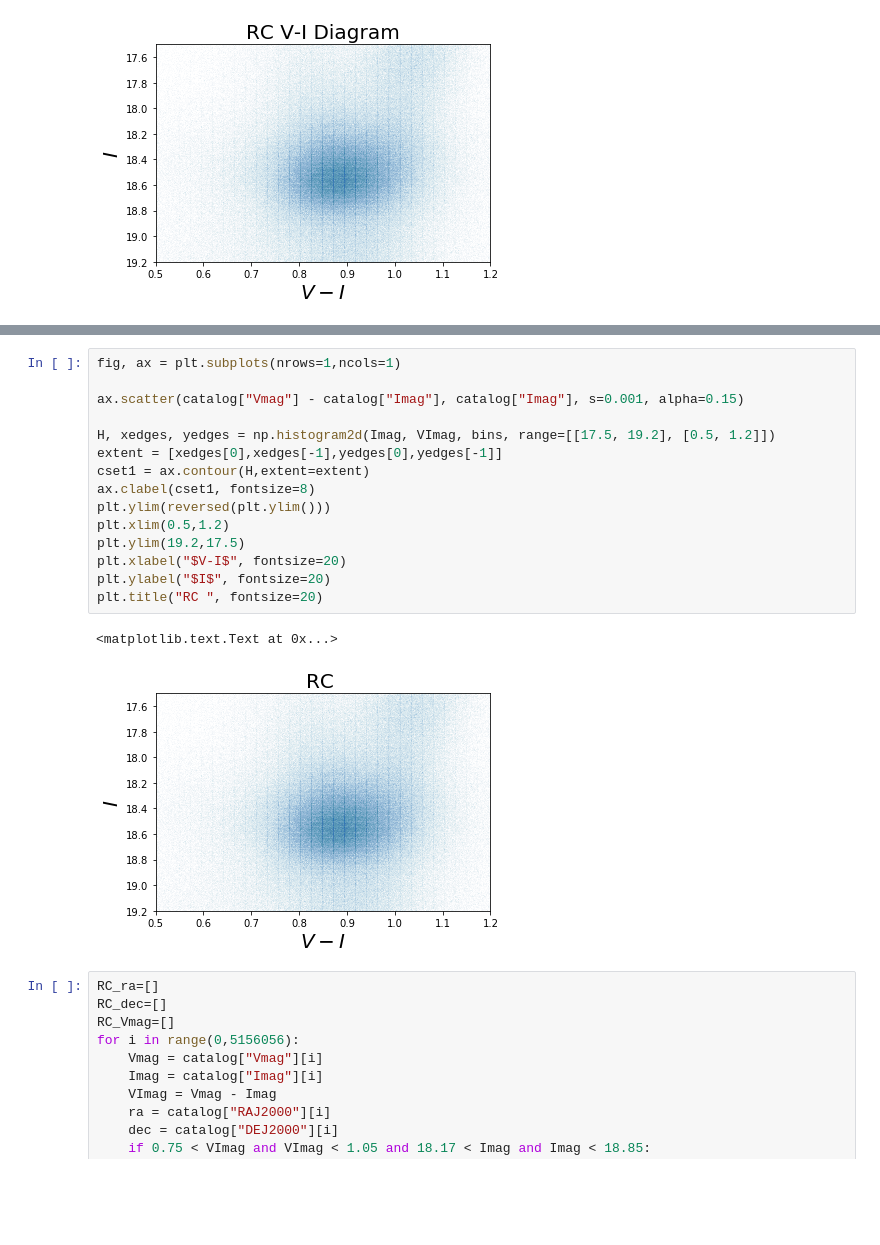
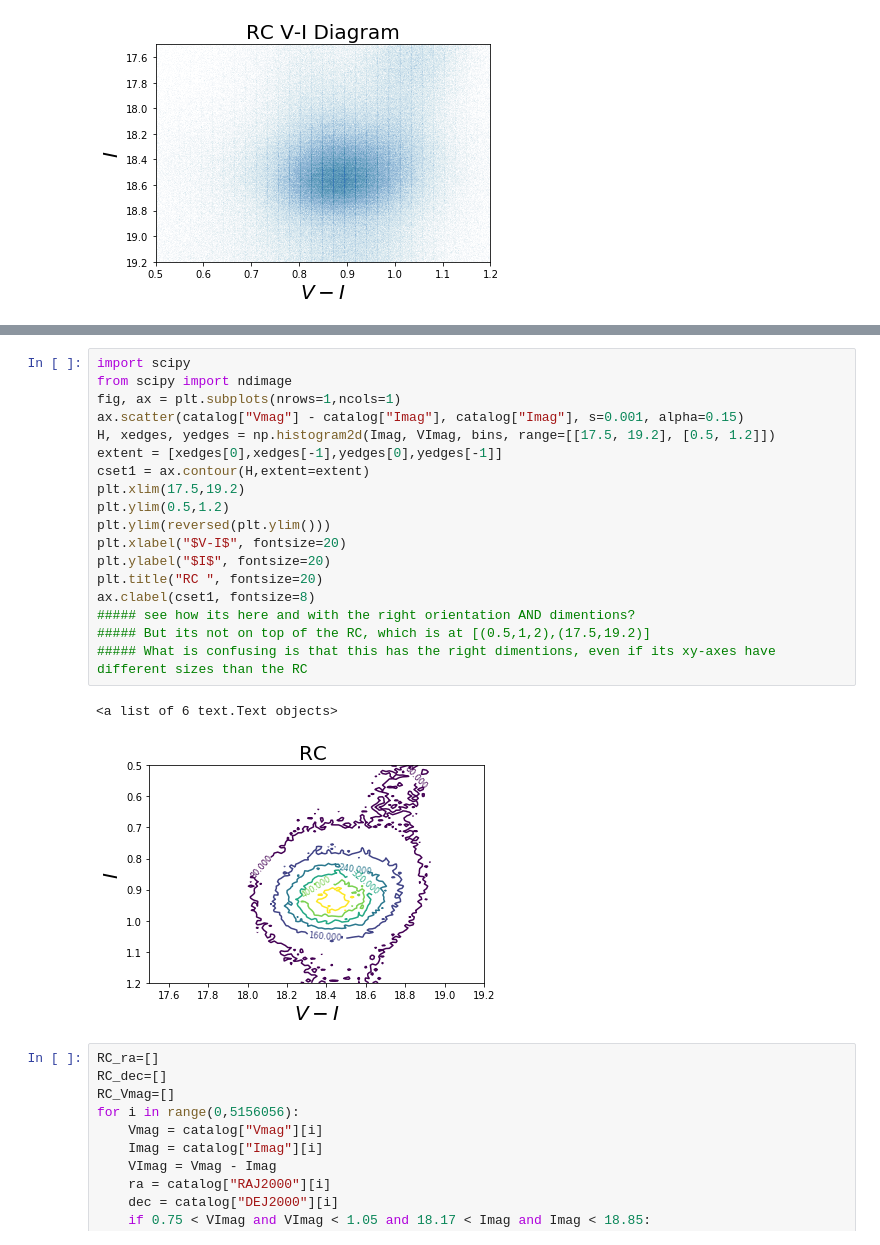
Before and after one commit to DouglasGrion/Red-Clump-Locations, a Jupyter notebook: Red-Clump-Location.ipynb, the cells around one changed output, grey strips where cells are left out. Cells and saved outputs as stored; diff of their text form; blank space fills up the shorter version.

```diff
--- a/Red-Clump-Location.ipynb
+++ b/Red-Clump-Location.ipynb
@@ -208,23 +208,26 @@ plt.title("RC 2D Hist", fontsize=20)
 <matplotlib.text.Text at 0x...>
 [figure]
 # %%
+import scipy
+from scipy import ndimage
 fig, ax = plt.subplots(nrows=1,ncols=1)
-
 ax.scatter(catalog["Vmag"] - catalog["Imag"], catalog["Imag"], s=0.001, alpha=0.15)
-
 H, xedges, yedges = np.histogram2d(Imag, VImag, bins, range=[[17.5, 19.2], [0.5, 1.2]])
 extent = [xedges[0],xedges[-1],yedges[0],yedges[-1]]
 cset1 = ax.contour(H,extent=extent)
-ax.clabel(cset1, fontsize=8)
+plt.xlim(17.5,19.2)
+plt.ylim(0.5,1.2)
 plt.ylim(reversed(plt.ylim()))
-plt.xlim(0.5,1.2)
-plt.ylim(19.2,17.5)
 plt.xlabel("$V-I$", fontsize=20)
 plt.ylabel("$I$", fontsize=20)
 plt.title("RC ", fontsize=20)
+ax.clabel(cset1, fontsize=8)
+##### see how its here and with the right orientation AND dimentions?
+##### But its not on top of the RC, which is at [(0.5,1,2),(17.5,19.2)]
+##### What is confusing is that this has the right dimentions, even if its xy-axes have different sizes than the RC
 # %% [output]
-<matplotlib.text.Text at 0x...>
+<a list of 6 text.Text objects>
-[figure, old version]
+[figure, new version]
 # %%
 RC_ra=[]
 RC_dec=[]
```
Also changed, not shown: parts of 2 cells of this notebook.
